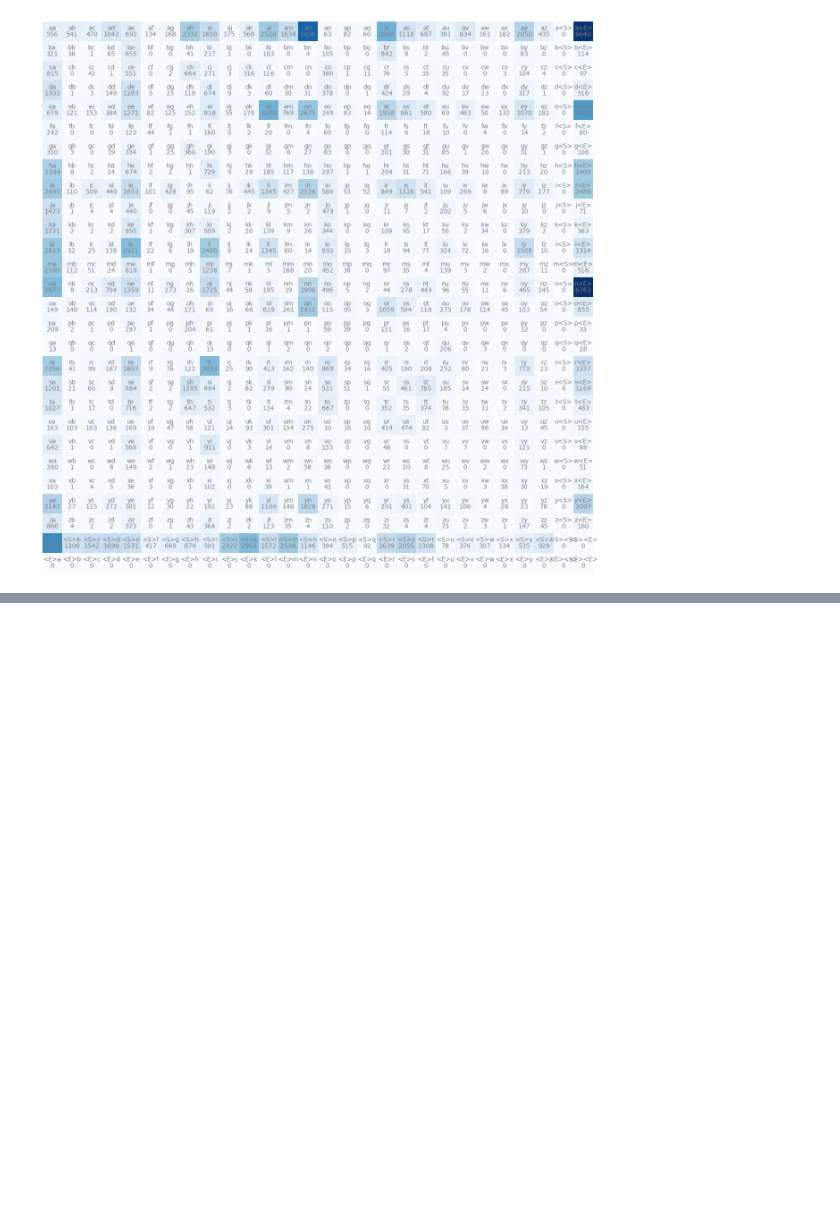
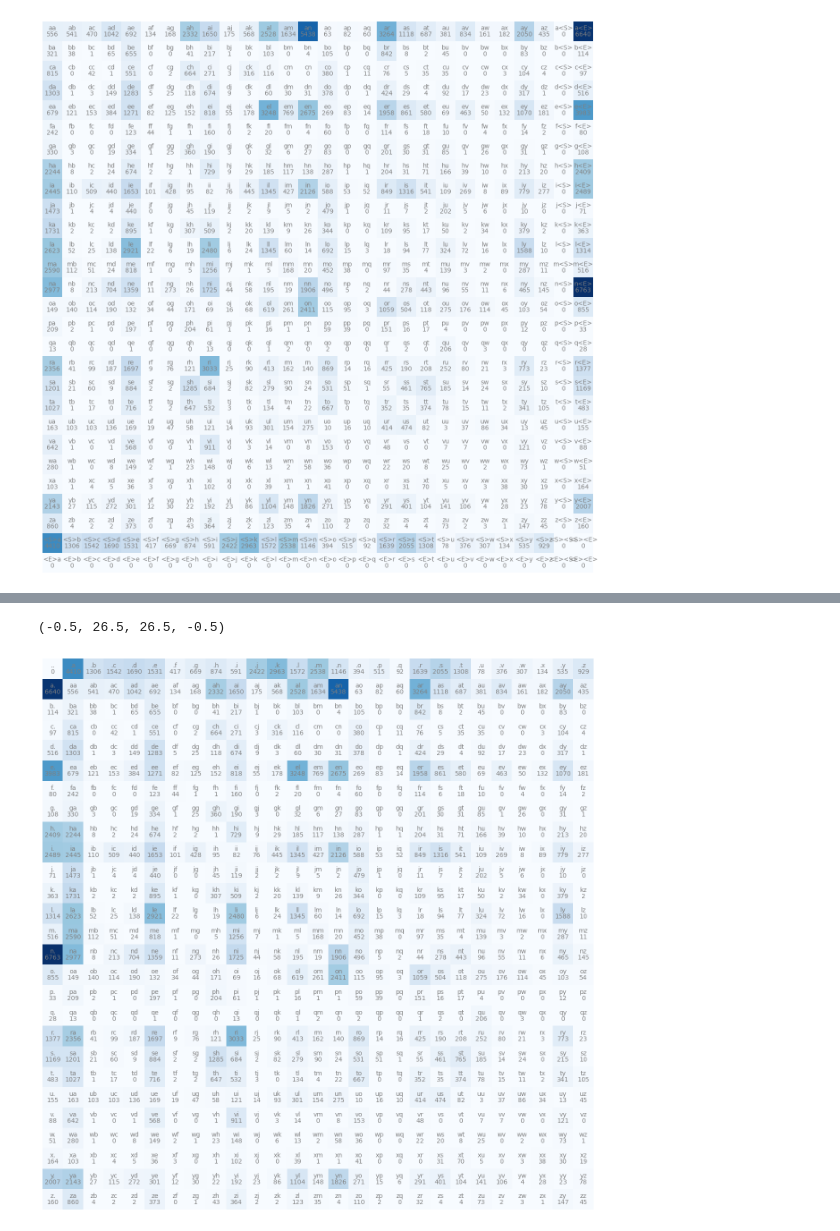
Before and after one commit to OscarBastardo/nn-zero-to-hero, a Jupyter notebook: building_makemore.ipynb, the cells around one changed output, grey strips where cells are left out. Saved outputs shown, nothing was run; the diff lists cells and outputs as text; code cells hidden in the pictures; blank space fills up the shorter version.

```diff
--- a/building_makemore.ipynb
+++ b/building_makemore.ipynb
@@ -148,0 +151,6 @@ plt.axis("off")
+# %%
+N = torch.zeros((27, 27), dtype=torch.int32)
+chars = sorted(list(set("".join(words))))
+ctoi = {c: i+1 for i, c in enumerate(chars)}
+ctoi["."] = 0
+ctoi
@@ -148,0 +175,10 @@ plt.axis("off")
+# %%
+for w in words:
+    chars = ["."] + list(w) + ["."]
+    for c1, c2 in zip(chars, chars[1:]):
+        i1 = ctoi[c1]
+        i2 = ctoi[c2]
+        N[i1, i2] += 1
+# %%
+itoc = {i: c for c, i in ctoi.items()}
+itoc
@@ -148,0 +203,12 @@ plt.axis("off")
+# %%
+plt.figure(figsize=(16, 16))
+plt.imshow(N, cmap="Blues")
+for i in range(len(itoc)):
+    for j in range(len(itoc)):
+        cstr = itoc[i] + itoc[j]
+        plt.text(j, i, cstr, ha="center", va="bottom", color="gray")
+        plt.text(j, i, N[i, j].item(), ha="center", va="top", color="gray")
+plt.axis("off")
+# %% [output]
+(-0.5, 26.5, 26.5, -0.5)
+[figure, added]
```
Also changed, not shown: parts of 20 cells of this notebook.
